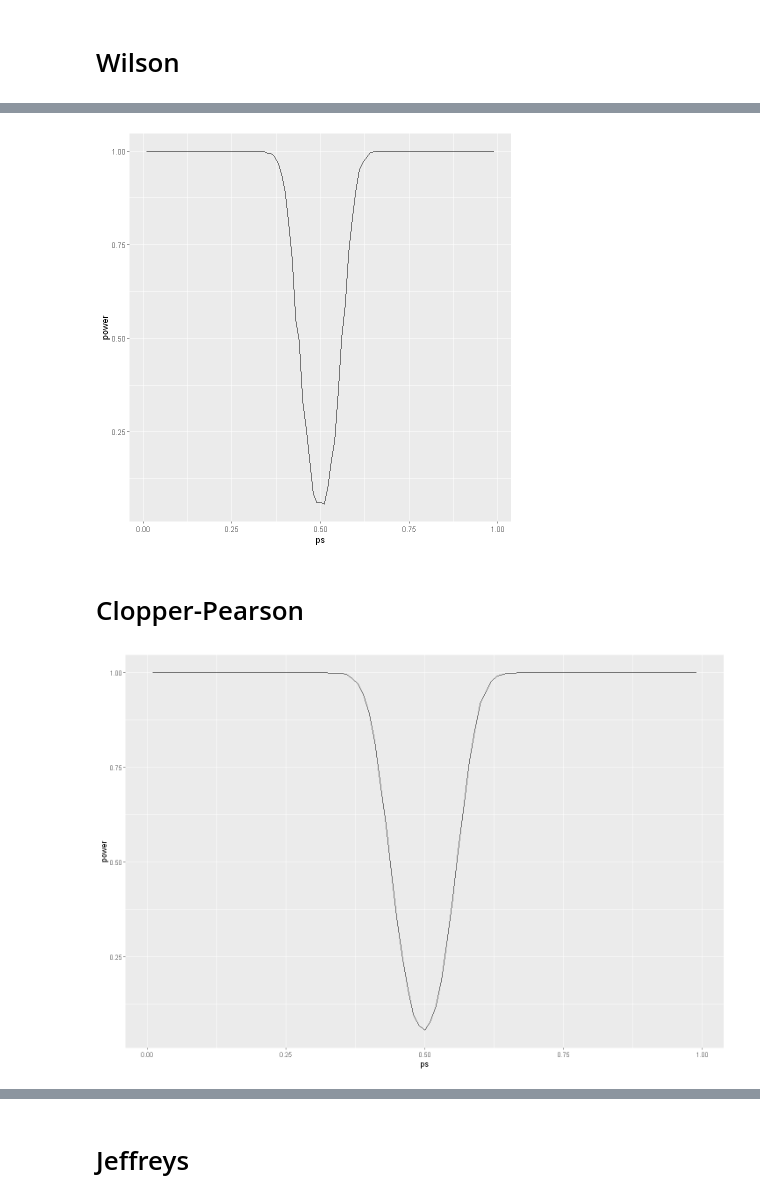
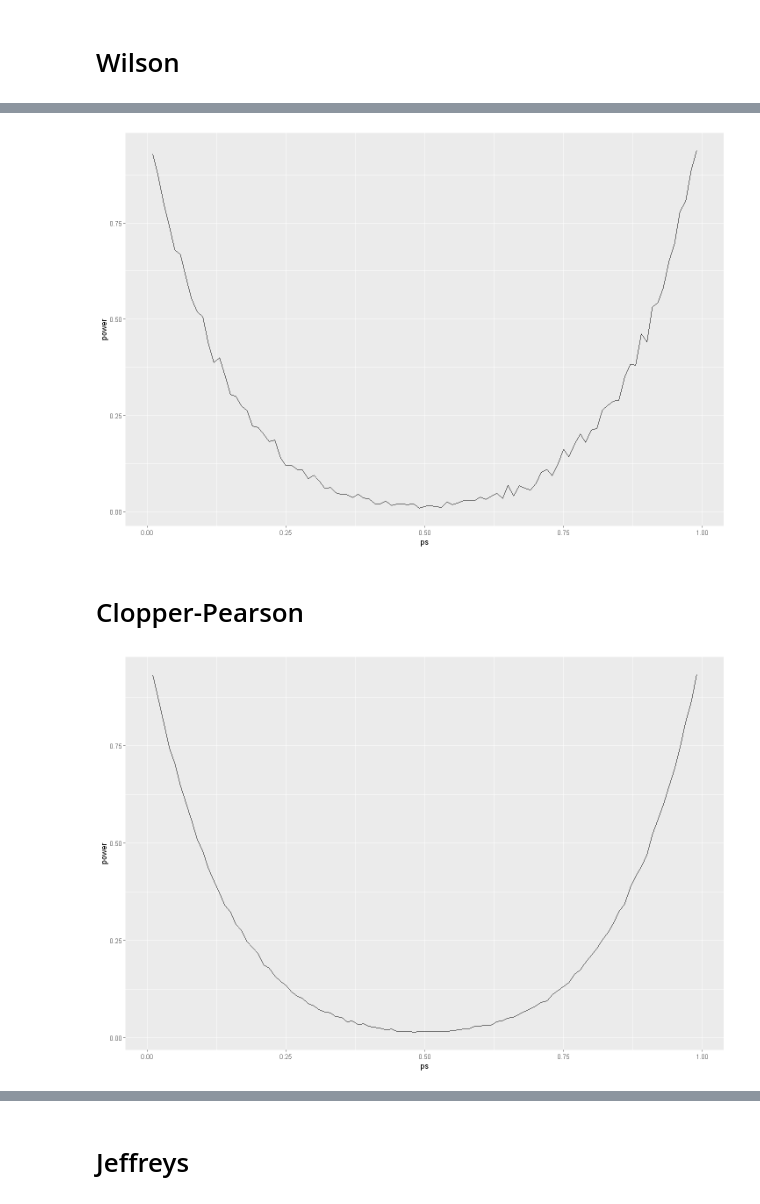
Before and after one commit to mweuro/Sprawozdanie_2_PS, a Jupyter notebook: Malec.ipynb, the cells around one changed output, grey strips where cells are left out. Drawn from its saved outputs; the diff is of its cells as text; code cells hidden in the pictures.

```diff
--- a/Malec.ipynb
+++ b/Malec.ipynb
@@ -9,16 +10,16 @@ library(DescTools)
 # %% [markdown]
 # Wilson
 # %%
-n <- 250
+n <- 7
 p0 <- 0.5
 alpha <- 0.05
-N <- 10000
+N <- 100000
 ps <- seq(0.01, 0.99, 0.01)
 power <- c()
 
 for (p in ps) {
     S <- rbinom(N, prob=p, size=n)
-    z <- qnorm(1 - alpha)
+    z <- qnorm(1 - alpha/2)
     tests <- (S + 1/2 * z^2) / (n + z^2)  -  z / (n + z^2) * sqrt(S * (n - S) / n + z^2 / 4) < p0 & p0 < (S + 1/2 * z^2) / (n + z^2)  +  z / (n + z^2) * sqrt(S * (n - S) / n + z^2 / 4)
     power <- append(power, 1 - sum(tests) / N)
 }
@@ -29,5 +30,5 @@ ggplot() + geom_line(aes(ps, power))
 # %%
-n <- 250
+n <- 7
 p0 <- 0.5
 alpha <- 0.05
 N <- 1000
@@ -43,24 +44,24 @@ for (p in ps) {
 
 ggplot() + geom_line(aes(ps, power))
 # %% [output]
-[figure, old version]
+[figure, new version]
 # %% [markdown]
 # Clopper-Pearson
 # %%
-n <- 250
+n <- 7
 p0 <- 0.5
 alpha <- 0.05
 N <- 10000
 ps <- seq(0.01, 0.99, 0.01)
 power <- c()
 
 for (p in ps) {
     S <- rbinom(N, size=n, prob=p)
-    tests <- pbinom(S, size=n, prob=p0) > alpha/2  &  1 - pbinom(S, size=n, prob=p0) > alpha/2
+    tests <- pbinom(S, size=n, prob=p0) > alpha/2  &  dbinom(S, size=n, prob=p0) + pbinom(S, size=n, prob=p0, lower.tail=FALSE) > alpha/2
     power <- append(power, 1 - sum(tests) / N)
 }
 
 ggplot() + geom_line(aes(ps, power))
 # %% [output]
-[figure, old version]
+[figure, new version]
 # %%
```
Also changed, not shown: parts of 15 cells of this notebook, 1 other file.
